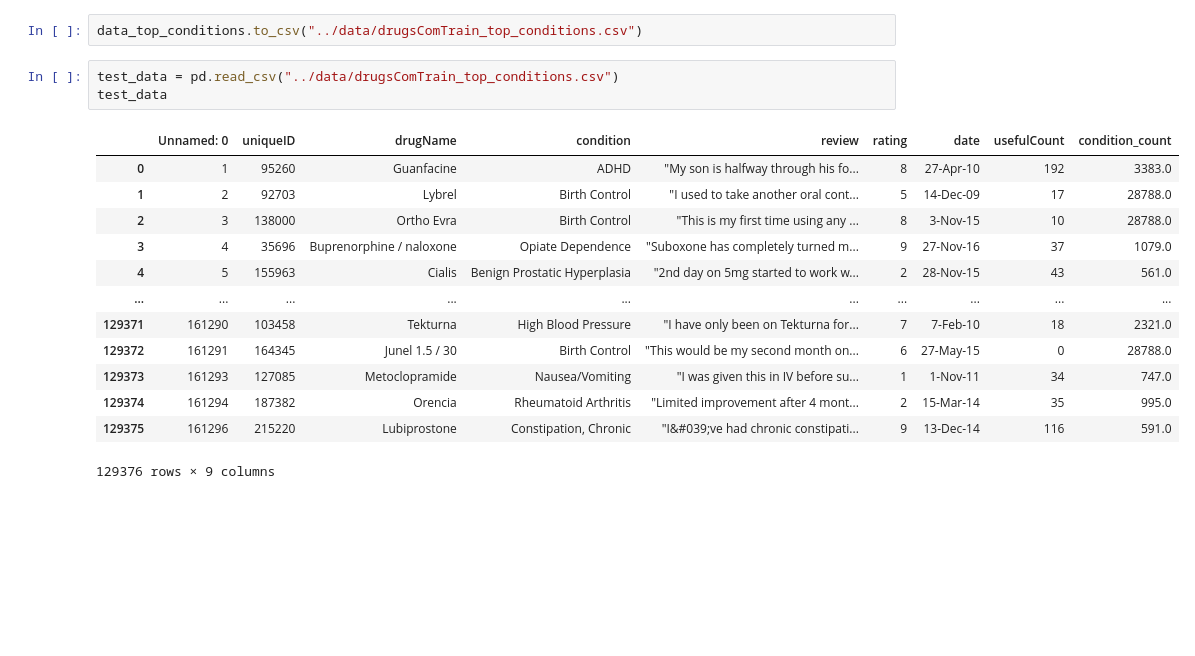
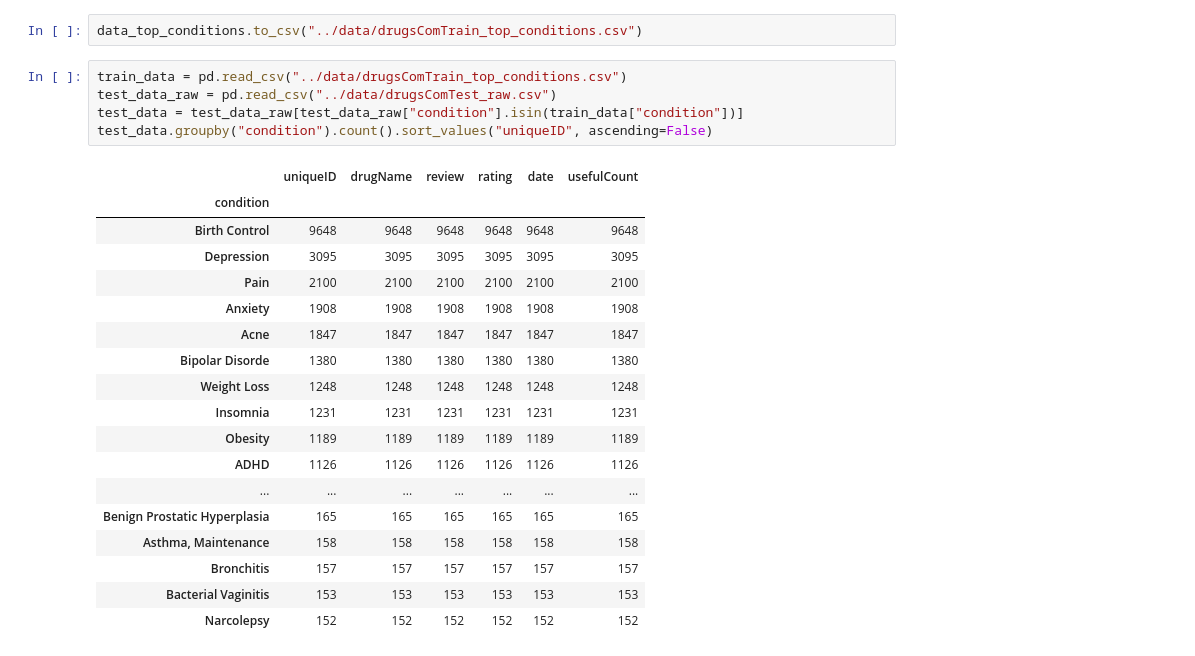
Before and after one commit to dmandic17/medical-drug-review-analysis, a Jupyter notebook: experiments/01_Initial_data_filtering.ipynb, the cells around one changed output. Saved outputs shown, nothing was run; the diff lists cells and outputs as text; blank space fills up the shorter version.

Commit message:
Test Data transformed like Train Data

```diff
--- a/experiments/01_Initial_data_filtering.ipynb
+++ b/experiments/01_Initial_data_filtering.ipynb
@@ -87,19 +87,26 @@ data_top_conditions
 # %%
 data_top_conditions.to_csv("../data/drugsComTrain_top_conditions.csv")
 # %%
-test_data = pd.read_csv("../data/drugsComTrain_top_conditions.csv")
-test_data
+train_data = pd.read_csv("../data/drugsComTrain_top_conditions.csv")
+test_data_raw = pd.read_csv("../data/drugsComTest_raw.csv")
+test_data = test_data_raw[test_data_raw["condition"].isin(train_data["condition"])]
+test_data.groupby("condition").count().sort_values("uniqueID", ascending=False)
 # %% [output]
-|  | Unnamed: 0 | uniqueID | drugName | condition | review | rating | date | usefulCount | condition_count |
-| 0 | 1 | 95260 | Guanfacine | ADHD | "My son is halfway through his fo... | 8 | 27-Apr-10 | 192 | 3383.0 |
-| 1 | 2 | 92703 | Lybrel | Birth Control | "I used to take another oral cont... | 5 | 14-Dec-09 | 17 | 28788.0 |
-| 2 | 3 | 138000 | Ortho Evra | Birth Control | "This is my first time using any ... | 8 | 3-Nov-15 | 10 | 28788.0 |
-| 3 | 4 | 35696 | Buprenorphine / naloxone | Opiate Dependence | "Suboxone has completely turned m... | 9 | 27-Nov-16 | 37 | 1079.0 |
-| 4 | 5 | 155963 | Cialis | Benign Prostatic Hyperplasia | "2nd day on 5mg started to work w... | 2 | 28-Nov-15 | 43 | 561.0 |
-| ... | ... | ... | ... | ... | ... | ... | ... | ... | ... |
-| 129371 | 161290 | 103458 | Tekturna | High Blood Pressure | "I have only been on Tekturna for... | 7 | 7-Feb-10 | 18 | 2321.0 |
-| 129372 | 161291 | 164345 | Junel 1.5 / 30 | Birth Control | "This would be my second month on... | 6 | 27-May-15 | 0 | 28788.0 |
-| 129373 | 161293 | 127085 | Metoclopramide | Nausea/Vomiting | "I was given this in IV before su... | 1 | 1-Nov-11 | 34 | 747.0 |
-| 129374 | 161294 | 187382 | Orencia | Rheumatoid Arthritis | "Limited improvement after 4 mont... | 2 | 15-Mar-14 | 35 | 995.0 |
-| 129375 | 161296 | 215220 | Lubiprostone | Constipation, Chronic | "I&#039;ve had chronic constipati... | 9 | 13-Dec-14 | 116 | 591.0 |
+|  | uniqueID | drugName | review | rating | date | usefulCount |
+| condition |  |  |  |  |  |  |
+| Birth Control | 9648 | 9648 | 9648 | 9648 | 9648 | 9648 |
+| Depression | 3095 | 3095 | 3095 | 3095 | 3095 | 3095 |
+| Pain | 2100 | 2100 | 2100 | 2100 | 2100 | 2100 |
+| Anxiety | 1908 | 1908 | 1908 | 1908 | 1908 | 1908 |
+| Acne | 1847 | 1847 | 1847 | 1847 | 1847 | 1847 |
+| Bipolar Disorde | 1380 | 1380 | 1380 | 1380 | 1380 | 1380 |
+| Weight Loss | 1248 | 1248 | 1248 | 1248 | 1248 | 1248 |
+| Insomnia | 1231 | 1231 | 1231 | 1231 | 1231 | 1231 |
+| Obesity | 1189 | 1189 | 1189 | 1189 | 1189 | 1189 |
+| ADHD | 1126 | 1126 | 1126 | 1126 | 1126 | 1126 |
+| ... | ... | ... | ... | ... | ... | ... |
+| Benign Prostatic Hyperplasia | 165 | 165 | 165 | 165 | 165 | 165 |
+| Asthma, Maintenance | 158 | 158 | 158 | 158 | 158 | 158 |
+| Bronchitis | 157 | 157 | 157 | 157 | 157 | 157 |
+| Bacterial Vaginitis | 153 | 153 | 153 | 153 | 153 | 153 |
+| Narcolepsy | 152 | 152 | 152 | 152 | 152 | 152 |
-129376 rows × 9 columns
```
Also changed, not shown: 3 other files.
